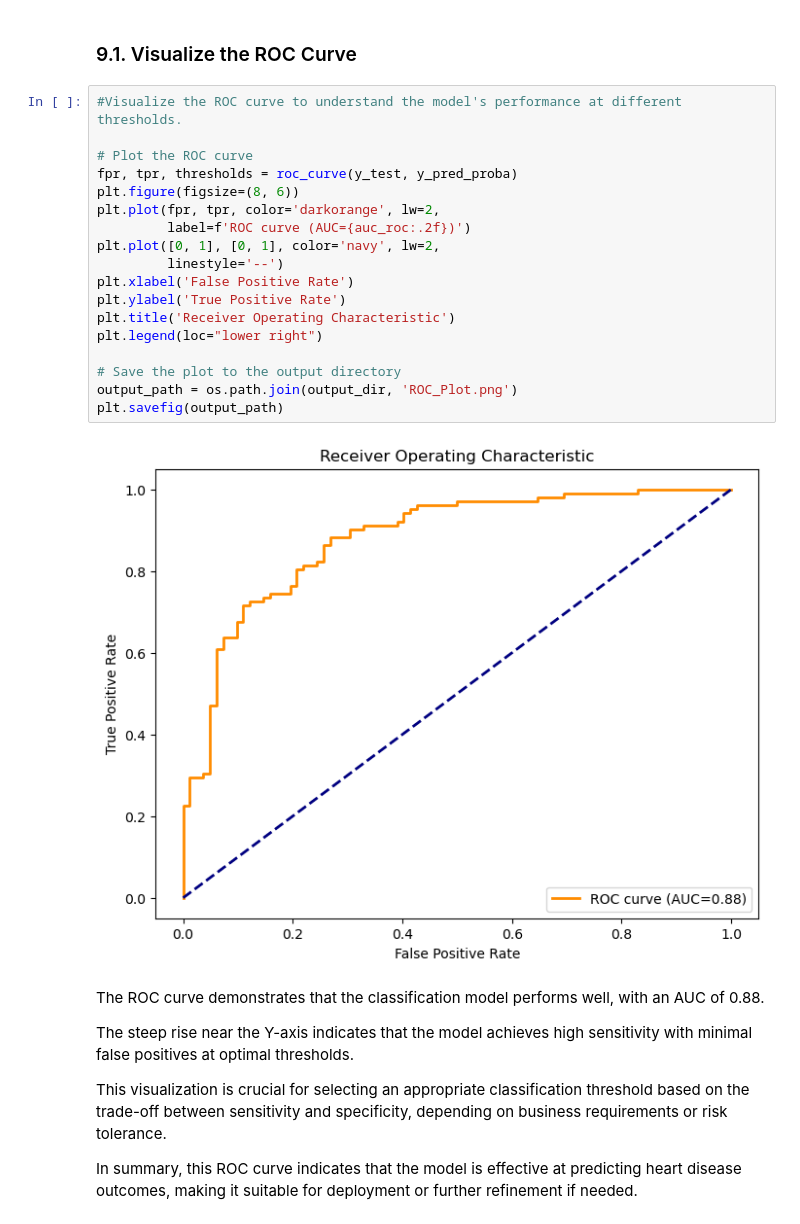
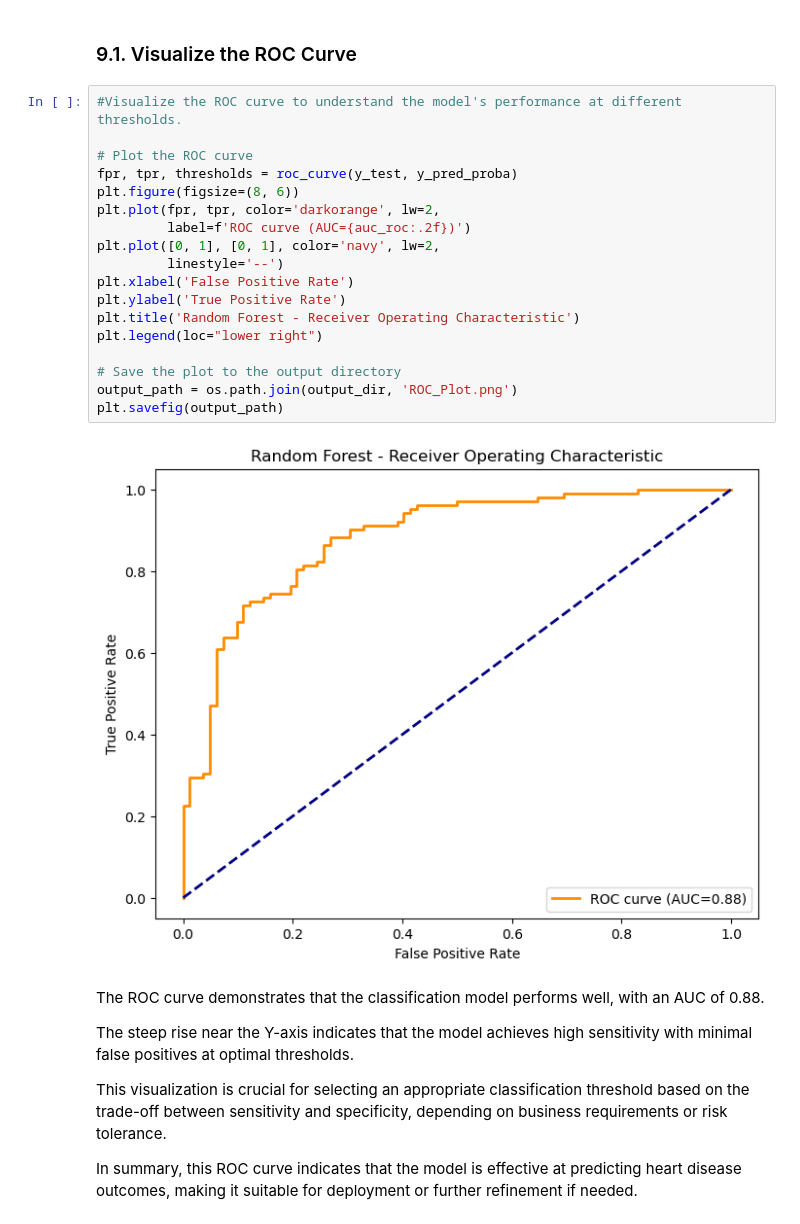
Before and after one commit to shaumia22/Heart-Failure-Prediction, a Jupyter notebook: models/random_forest/Team_Project_Random_Forest-Jason.ipynb, the cells around one changed output. Saved outputs shown, nothing was run; the diff lists cells and outputs as text.

Commit message:
Team Project Random Forest - Jason Pereira

```diff
--- a/models/random_forest/Team_Project_Random_Forest-Jason.ipynb
+++ b/models/random_forest/Team_Project_Random_Forest-Jason.ipynb
@@ -373,23 +373,23 @@ Confusion Matrix:
 # %%
 #Visualize the ROC curve to understand the model's performance at different thresholds.
 
 # Plot the ROC curve
 fpr, tpr, thresholds = roc_curve(y_test, y_pred_proba)
 plt.figure(figsize=(8, 6))
 plt.plot(fpr, tpr, color='darkorange', lw=2,
          label=f'ROC curve (AUC={auc_roc:.2f})')
 plt.plot([0, 1], [0, 1], color='navy', lw=2,
          linestyle='--')
 plt.xlabel('False Positive Rate')
 plt.ylabel('True Positive Rate')
-plt.title('Receiver Operating Characteristic')
+plt.title('Random Forest - Receiver Operating Characteristic')
 plt.legend(loc="lower right")
 
 # Save the plot to the output directory
 output_path = os.path.join(output_dir, 'ROC_Plot.png')
 plt.savefig(output_path)
 # %% [output]
-[figure, old version]
+[figure, new version]
 # %% [markdown]
 The ROC curve demonstrates that the classification model performs well, with an AUC of 0.88.
 
```
Also changed, not shown: parts of 10 cells of this notebook, 9 other files.
